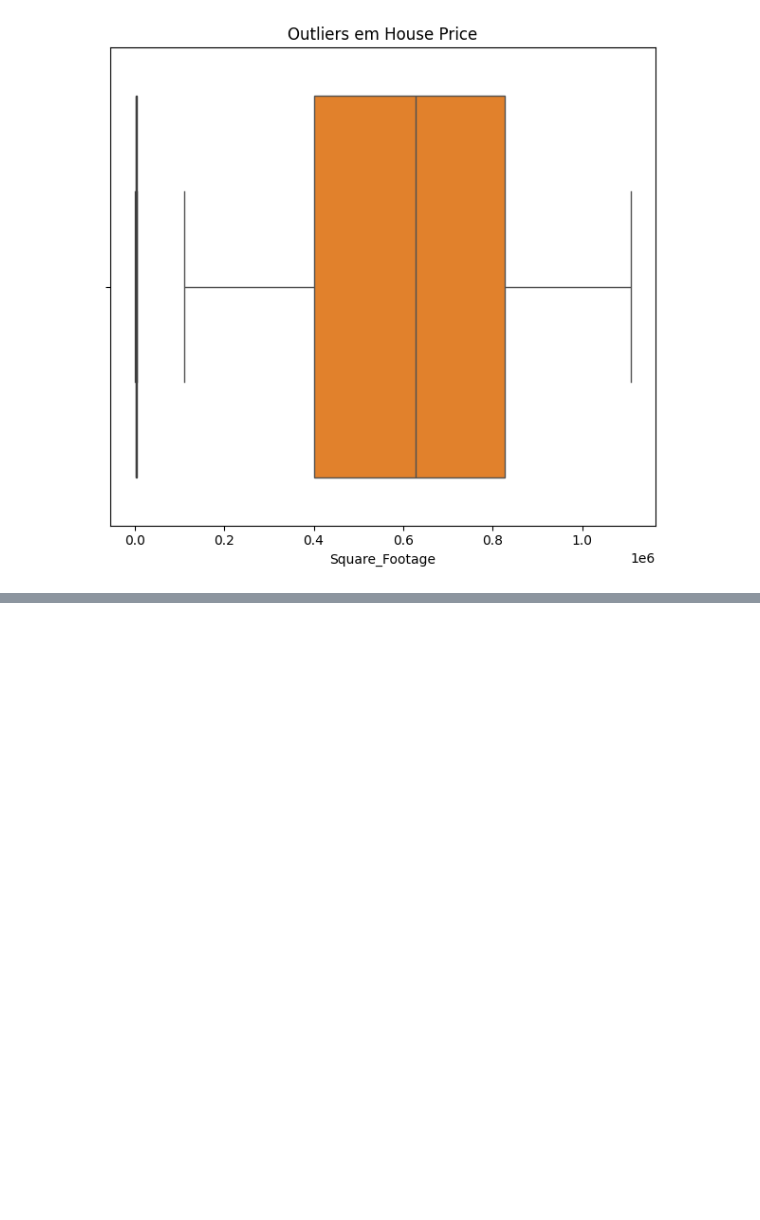
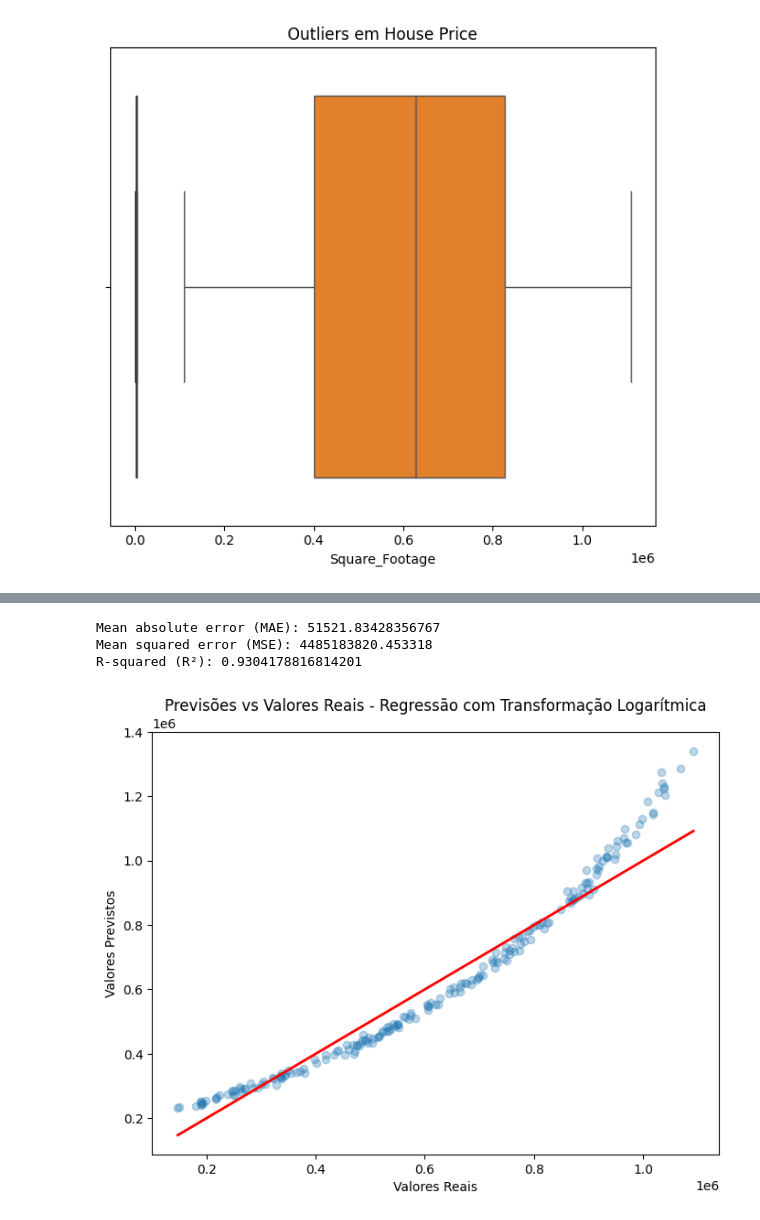
Before and after one commit to KaiqueConstantino/Projeto-house_prices, a Jupyter notebook: main.ipynb, the cells around one changed output, grey strips where cells are left out. Cells and saved outputs as stored; diff of their text form; code cells hidden in the pictures; blank space fills up the shorter version.

```diff
--- a/main.ipynb
+++ b/main.ipynb
@@ -76,0 +103,3 @@ plt.show()
+# %%
+# Dividindo os dados de treino e teste
+X_Train, X_Test, y_train, y_test = train_test_split(X, y_log, test_size=0.2, random_state=42)
@@ -76,0 +113,34 @@ plt.show()
+# %%
+# Fazendo as previsões
+y_pred_log = model.predict(X_Test)
+# %%
+# Revertendo a transformação logaritimica para os valores preditos
+y_pred = np.exp(y_pred_log)
+y_test_original = np.exp(y_test)
+# %%
+# Avaliando o modelo
+mae = mean_absolute_error(y_test_original, y_pred)
+mse = mean_squared_error(y_test_original, y_pred)
+r2 = r2_score(y_test_original, y_pred)
+
+print(f"Mean absolute error (MAE): {mae}")
+print(f"Mean squared error (MSE): {mse}")
+print(f"R-squared (R²): {r2}")
+# %% [output]
+Mean absolute error (MAE): 51521.83428356767
+Mean squared error (MSE): 4485183820.453318
+R-squared (R²): 0.9304178816814201
+# %%
+# Gráfico para a análise final de dados previstos e dados reais
+import matplotlib.pyplot as plt
+
+# Plotando as previsões vs valores reais
+plt.figure(figsize=(8,6))
+plt.scatter(y_test_original, y_pred, alpha=0.3)
+plt.plot([y_test_original.min(), y_test_original.max()], [y_test_original.min(), y_test_original.max()], color='red', lw=2)
+plt.xlabel('Valores Reais')
+plt.ylabel('Valores Previstos')
+plt.title('Previsões vs Valores Reais - Regressão com Transformação Logarítmica')
+plt.show()
+# %% [output]
+[figure, added]
```
Also changed, not shown: parts of 4 cells of this notebook.
